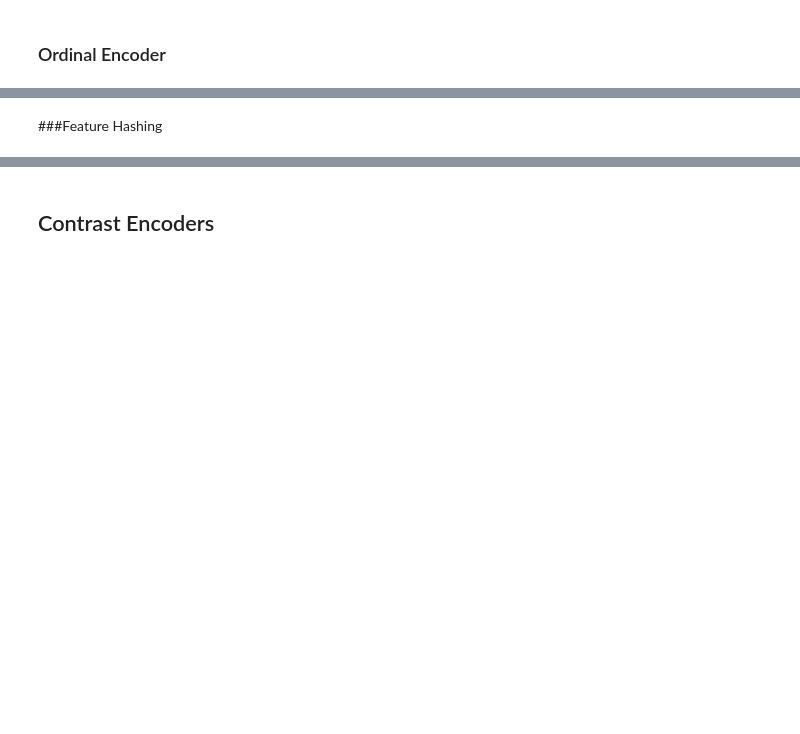
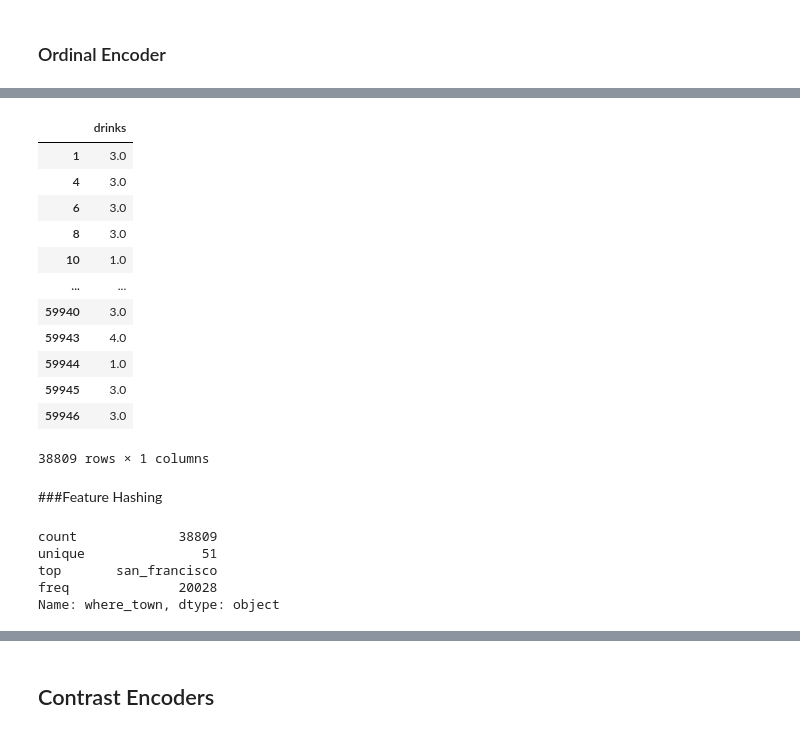
Before and after one commit to talend-Erick/Deploy_sentiment, a Jupyter notebook: DS6011_HT04.ipynb, the cells around one changed output, grey strips where cells are left out. Cells and saved outputs as stored; diff of their text form; code cells hidden in the pictures; blank space fills up the shorter version.

```diff
--- a/DS6011_HT04.ipynb
+++ b/DS6011_HT04.ipynb
@@ -215,2 +243,23 @@ ord_enc = OrdinalEncoder()
+# %%
+drink_dict = {None:0, 'not_at_all': 1, 'reraly':2,
+              'socially':3,'often':4,'very_often':5 ,
+              'desperately':6, 'drinks_missing':-1}
+col_drink_dict = {'col':'drinks','mapping':drink_dict}
+ord_enc = OrdinalEncoder(mapping = [col_drink_dict])
+ord_enc.fit_transform(df[col],)
+# %% [output]
+|  | drinks |
+| 1 | 3.0 |
+| 4 | 3.0 |
+| 6 | 3.0 |
+| 8 | 3.0 |
+| 10 | 1.0 |
+| ... | ... |
+| 59940 | 3.0 |
+| 59943 | 4.0 |
+| 59944 | 1.0 |
+| 59945 | 3.0 |
+| 59946 | 3.0 |
+38809 rows × 1 columns
 # %% [markdown]
 ###Feature Hashing
@@ -216,0 +270,8 @@ ord_enc = OrdinalEncoder()
+# %%
+df[col].describe()
+# %% [output]
+count             38809
+unique               51
+top       san_francisco
+freq              20028
+Name: where_town, dtype: object
```
Also changed, not shown: parts of 12 cells of this notebook.
